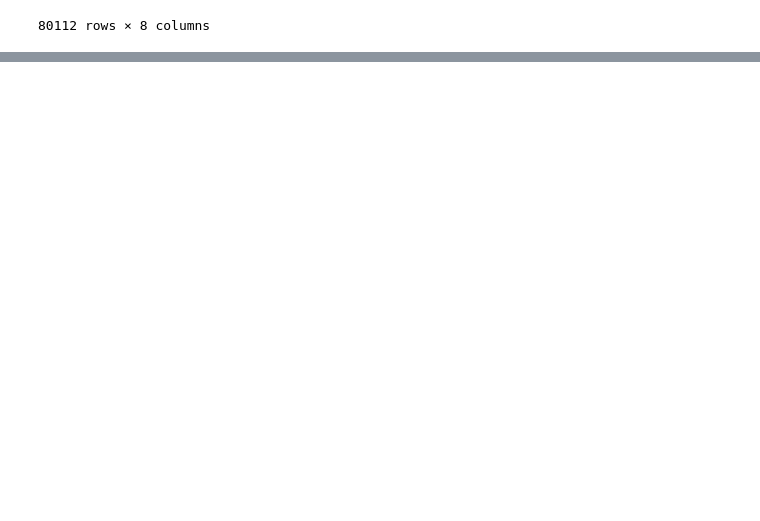
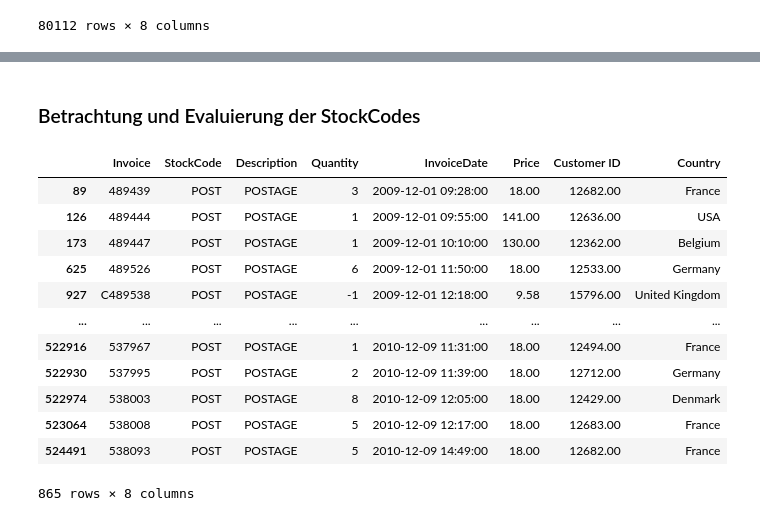
Before and after one commit to NoahSchwarzrock/online_retail_data, a Jupyter notebook: online_retail_data_clustering.ipynb, the cells around one changed output, grey strips where cells are left out. Cells and saved outputs as stored; diff of their text form; code cells hidden in the pictures; blank space fills up the shorter version.

```diff
--- a/online_retail_data_clustering.ipynb
+++ b/online_retail_data_clustering.ipynb
@@ -172,0 +209,19 @@ df[df["StockCode"].str.match("^\\d{5}$") == False]
+# %% [markdown]
+### Betrachtung und Evaluierung der StockCodes
+# %%
+# ausschließen im Data Cleaning da Versandpreis für die spätere Betrachtung nicht gebraucht wird
+df[df["StockCode"].str.contains("^POST")]
+# %% [output]
+|  | Invoice | StockCode | Description | Quantity | InvoiceDate | Price | Customer ID | Country |
+| 89 | 489439 | POST | POSTAGE | 3 | 2009-12-01 09:28:00 | 18.00 | 12682.00 | France |
+| 126 | 489444 | POST | POSTAGE | 1 | 2009-12-01 09:55:00 | 141.00 | 12636.00 | USA |
+| 173 | 489447 | POST | POSTAGE | 1 | 2009-12-01 10:10:00 | 130.00 | 12362.00 | Belgium |
+| 625 | 489526 | POST | POSTAGE | 6 | 2009-12-01 11:50:00 | 18.00 | 12533.00 | Germany |
+| 927 | C489538 | POST | POSTAGE | -1 | 2009-12-01 12:18:00 | 9.58 | 15796.00 | United Kingdom |
+| ... | ... | ... | ... | ... | ... | ... | ... | ... |
+| 522916 | 537967 | POST | POSTAGE | 1 | 2010-12-09 11:31:00 | 18.00 | 12494.00 | France |
+| 522930 | 537995 | POST | POSTAGE | 2 | 2010-12-09 11:39:00 | 18.00 | 12712.00 | Germany |
+| 522974 | 538003 | POST | POSTAGE | 8 | 2010-12-09 12:05:00 | 18.00 | 12429.00 | Denmark |
+| 523064 | 538008 | POST | POSTAGE | 5 | 2010-12-09 12:17:00 | 18.00 | 12683.00 | France |
+| 524491 | 538093 | POST | POSTAGE | 5 | 2010-12-09 14:49:00 | 18.00 | 12682.00 | France |
+865 rows × 8 columns
```
Also changed, not shown: parts of 21 cells of this notebook.
